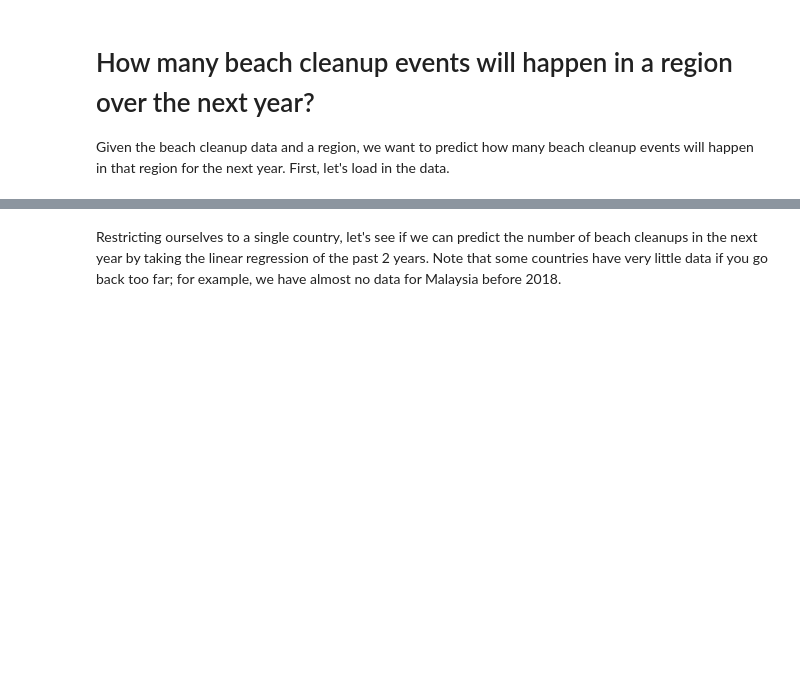
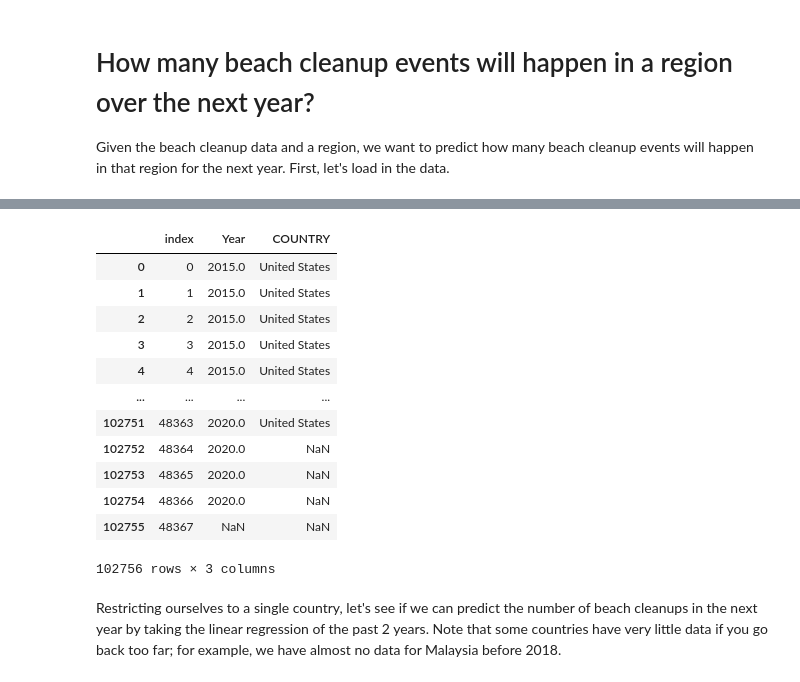
Before and after one commit to fatimaalsaadeh/Ocean-Plastic-Pollutions-Dashboard, a Jupyter notebook: ml/events.ipynb, the cells around one changed output, grey strips where cells are left out. Drawn from its saved outputs; the diff is of its cells as text; code cells hidden in the pictures; blank space fills up the shorter version.

```diff
--- a/ml/events.ipynb
+++ b/ml/events.ipynb
@@ -28,3 +6,25 @@ cleanups
+# %%
+import pandas as pd
+import sqlite3
+
+new = pd.read_csv('../data/cleanups.csv')[['Year', 'COUNTRY']]
+old = pd.DataFrame({'Year': pd.to_datetime(pd.read_csv('../data/new-cleanups.csv')['Cleanup Date']).dt.year, 'COUNTRY': pd.read_csv('../data/new-cleanups.csv')['Country']})
+cleanups = pd.concat([new, old]).reset_index()
+cleanups
+# %% [output]
+|  | index | Year | COUNTRY |
+| 0 | 0 | 2015.0 | United States |
+| 1 | 1 | 2015.0 | United States |
+| 2 | 2 | 2015.0 | United States |
+| 3 | 3 | 2015.0 | United States |
+| 4 | 4 | 2015.0 | United States |
+| ... | ... | ... | ... |
+| 102751 | 48363 | 2020.0 | United States |
+| 102752 | 48364 | 2020.0 | NaN |
+| 102753 | 48365 | 2020.0 | NaN |
+| 102754 | 48366 | 2020.0 | NaN |
+| 102755 | 48367 | NaN | NaN |
+102756 rows × 3 columns
 # %% [markdown]
 Restricting ourselves to a single country, let's see if we can predict the number of beach cleanups in the next year by taking the linear regression of the past 2 years.
 Note that some countries have very little data if you go back too far; for example, we have almost no data for Malaysia before 2018.
```
Also changed, not shown: parts of 4 cells of this notebook, 1 other file.
